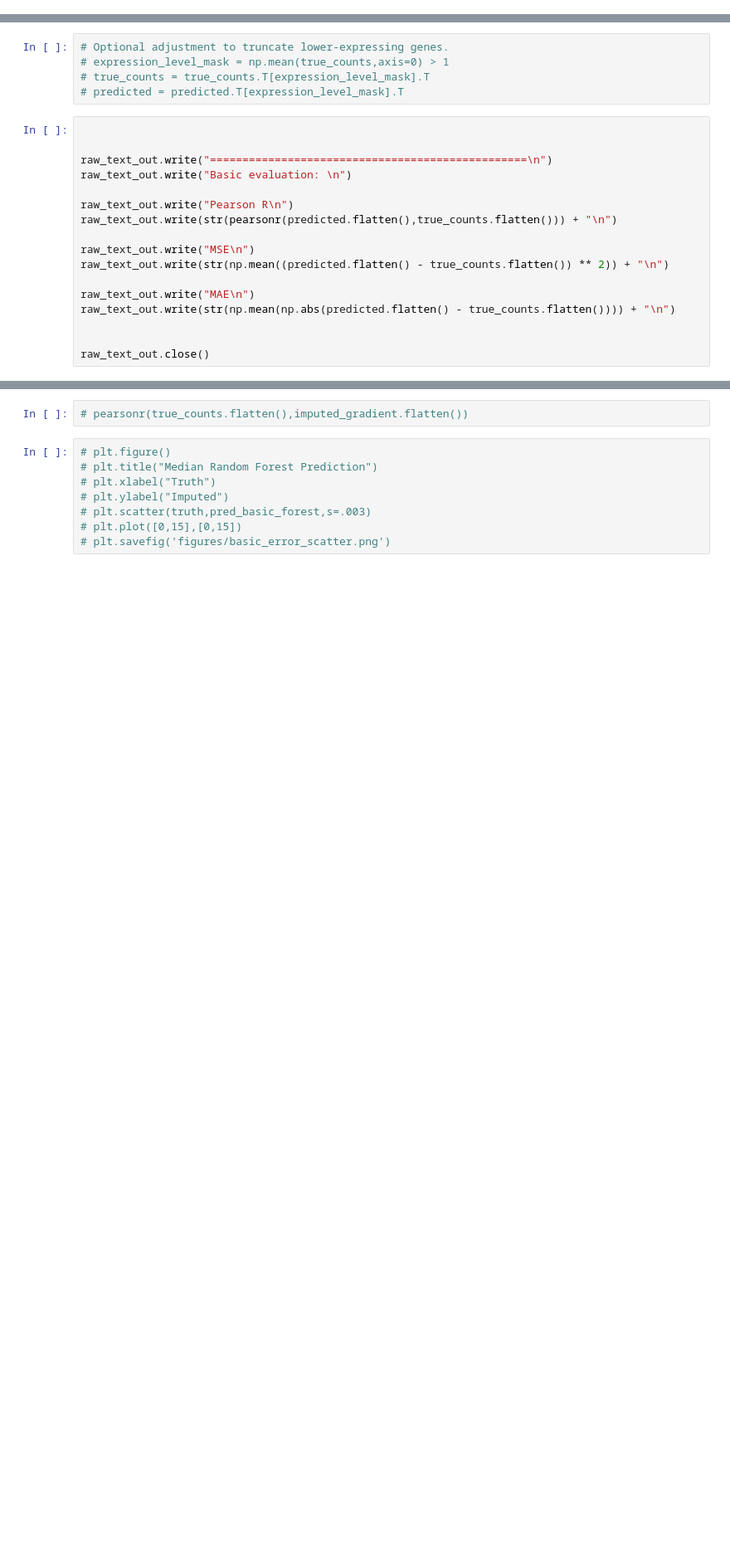
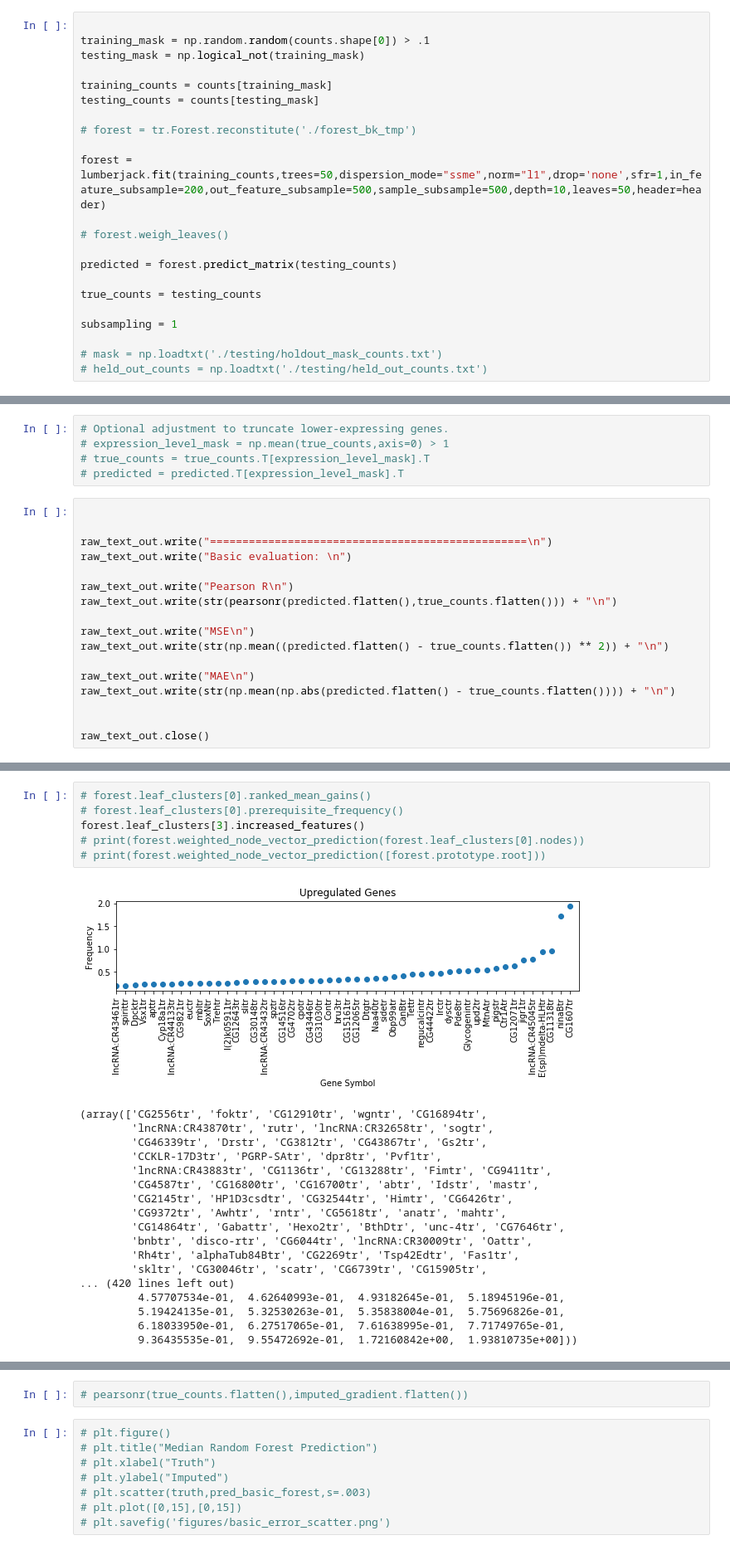
Before and after one commit to bbrener1/rusty_lumberjack, a Jupyter notebook: evaluate_prediction.ipynb, the cells around one changed output, grey strips where cells are left out. Shown at 83% size. Cells and saved outputs as stored; diff of their text form; blank space fills up the shorter version.

```diff
--- a/evaluate_prediction.ipynb
+++ b/evaluate_prediction.ipynb
@@ -20,0 +45,22 @@ subsampling = .1
+# %%
+
+training_mask = np.random.random(counts.shape[0]) > .1
+testing_mask = np.logical_not(training_mask)
+
+training_counts = counts[training_mask]
+testing_counts = counts[testing_mask]
+
+# forest = tr.Forest.reconstitute('./forest_bk_tmp')
+
+forest = lumberjack.fit(training_counts,trees=50,dispersion_mode="ssme",norm="l1",drop='none',sfr=1,in_feature_subsample=200,out_feature_subsample=500,sample_subsample=500,depth=10,leaves=50,header=header)
+
+# forest.weigh_leaves()
+
+predicted = forest.predict_matrix(testing_counts)
+
+true_counts = testing_counts
+
+subsampling = 1
+
+# mask = np.loadtxt('./testing/holdout_mask_counts.txt')
+# held_out_counts = np.loadtxt('./testing/held_out_counts.txt')
@@ -42,0 +180,25 @@ raw_text_out.close()
+# %%
+# forest.leaf_clusters[0].ranked_mean_gains()
+# forest.leaf_clusters[0].prerequisite_frequency()
+forest.leaf_clusters[3].increased_features()
+# print(forest.weighted_node_vector_prediction(forest.leaf_clusters[0].nodes))
+# print(forest.weighted_node_vector_prediction([forest.prototype.root]))
+# %% [output]
+[figure, added]
+(array(['CG2556tr', 'foktr', 'CG12910tr', 'wgntr', 'CG16894tr',
+        'lncRNA:CR43870tr', 'rutr', 'lncRNA:CR32658tr', 'sogtr',
+        'CG46339tr', 'Drstr', 'CG3812tr', 'CG43867tr', 'Gs2tr',
+        'CCKLR-17D3tr', 'PGRP-SAtr', 'dpr8tr', 'Pvf1tr',
+        'lncRNA:CR43883tr', 'CG1136tr', 'CG13288tr', 'Fimtr', 'CG9411tr',
+        'CG4587tr', 'CG16800tr', 'CG16700tr', 'abtr', 'Idstr', 'mastr',
+        'CG2145tr', 'HP1D3csdtr', 'CG32544tr', 'Himtr', 'CG6426tr',
+        'CG9372tr', 'Awhtr', 'rntr', 'CG5618tr', 'anatr', 'mahtr',
+        'CG14864tr', 'Gabattr', 'Hexo2tr', 'BthDtr', 'unc-4tr', 'CG7646tr',
+        'bnbtr', 'disco-rtr', 'CG6044tr', 'lncRNA:CR30009tr', 'Oattr',
+        'Rh4tr', 'alphaTub84Btr', 'CG2269tr', 'Tsp42Edtr', 'Fas1tr',
+        'skltr', 'CG30046tr', 'scatr', 'CG6739tr', 'CG15905tr',
+... (420 lines left out)
+         4.57707534e-01,  4.62640993e-01,  4.93182645e-01,  5.18945196e-01,
+         5.19424135e-01,  5.32530263e-01,  5.35838004e-01,  5.75696826e-01,
+         6.18033950e-01,  6.27517065e-01,  7.61638995e-01,  7.71749765e-01,
+         9.36435535e-01,  9.55472692e-01,  1.72160842e+00,  1.93810735e+00]))
```
Also changed, not shown: parts of 36 cells of this notebook.
